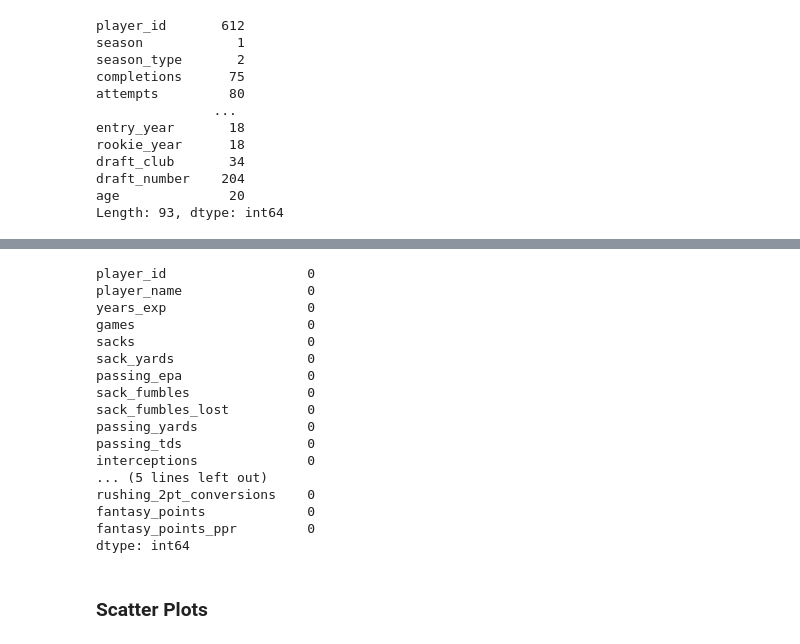
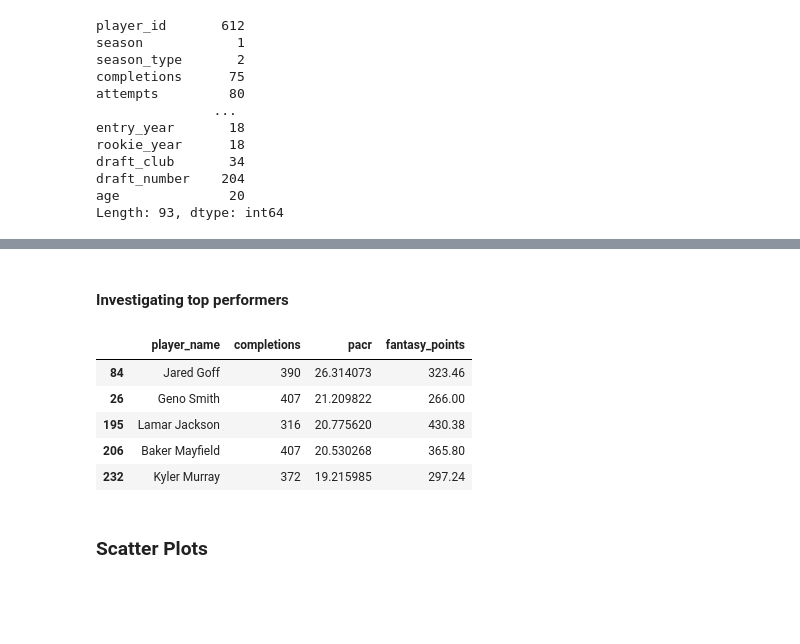
Before and after one commit to otherwiseevan/Fantasy-Football, a Jupyter notebook: FootballAnalytics.ipynb, the cells around one changed output, grey strips where cells are left out. Cells and saved outputs as stored; diff of their text form; code cells hidden in the pictures; blank space fills up the shorter version.

```diff
--- a/FootballAnalytics.ipynb
+++ b/FootballAnalytics.ipynb
@@ -146,24 +161,17 @@ QB_2024.head()
-# %%
-QB_2024.head()
-QB_2024.isnull().sum() #checks for null values
-# %% [output]
-player_id                  0
-player_name                0
-years_exp                  0
-games                      0
-sacks                      0
-sack_yards                 0
-passing_epa                0
-sack_fumbles               0
-sack_fumbles_lost          0
-passing_yards              0
-passing_tds                0
-interceptions              0
-... (5 lines left out)
-rushing_2pt_conversions    0
-fantasy_points             0
-fantasy_points_ppr         0
-dtype: int64
+# %% [markdown]
+#### Investigating top performers
+# %%
+Season_2024.sort_values(by='completions',ascending=False).head()[['player_name','completions']]
+Season_2024.sort_values(by='passing_air_yards',ascending=False).head()[['player_name','completions']]
+Season_2024.sort_values(by='passing_yards_after_catch',ascending=False).head()[['player_name','completions']]
+Season_2024.sort_values(by='pacr',ascending=False).head()[['player_name','completions','pacr','fantasy_points']]
+# %% [output]
+|  | player_name | completions | pacr | fantasy_points |
+| 84 | Jared Goff | 390 | 26.314073 | 323.46 |
+| 26 | Geno Smith | 407 | 21.209822 | 266.00 |
+| 195 | Lamar Jackson | 316 | 20.775620 | 430.38 |
+| 206 | Baker Mayfield | 407 | 20.530268 | 365.80 |
+| 232 | Kyler Murray | 372 | 19.215985 | 297.24 |
 # %% [markdown]
 ### Scatter Plots
 # %%
```
Also changed, not shown: parts of 18 cells of this notebook, 1 other file.
